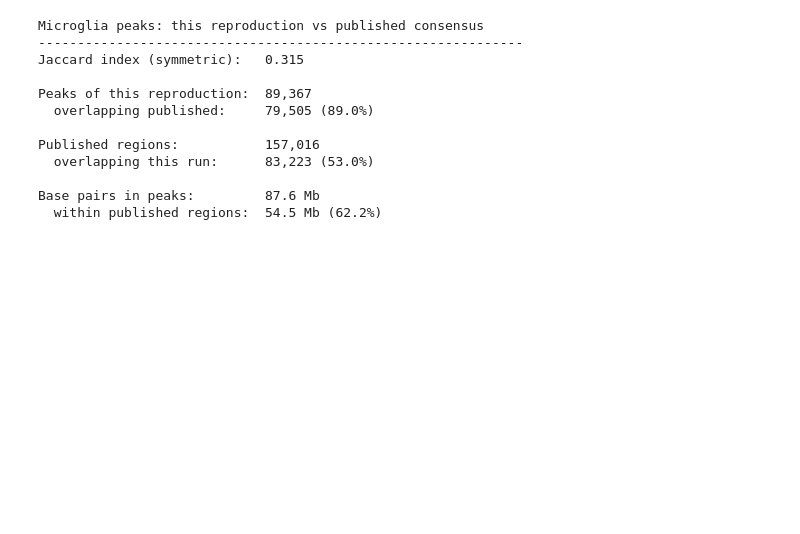
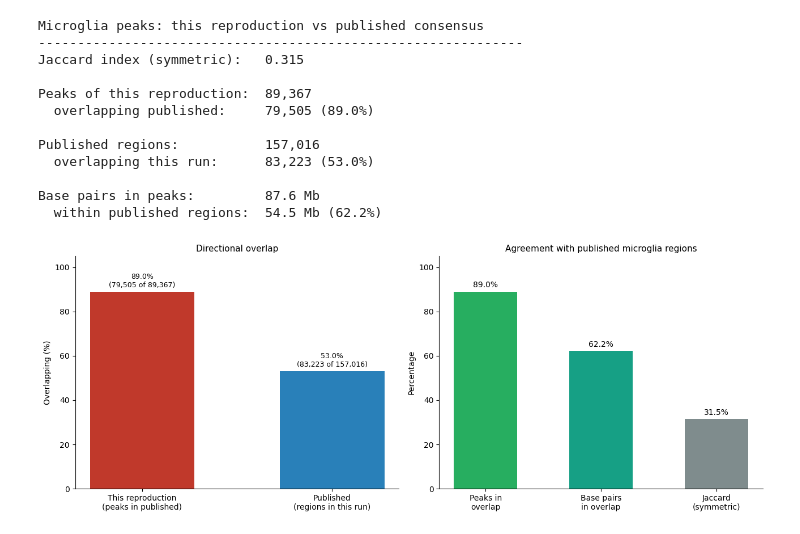
Before and after one commit to BioinformaticsgoldStandard/dickmanken-scatac-2026-repro, a Jupyter notebook: notebooks/16_quantitative_validation.ipynb, the cells around one changed output. Saved outputs shown, nothing was run; the diff lists cells and outputs as text; code cells hidden in the pictures; blank space fills up the shorter version.

```diff
--- a/notebooks/16_quantitative_validation.ipynb
+++ b/notebooks/16_quantitative_validation.ipynb
@@ -342,3 +343,43 @@ Published regions:           157,016
 
 Base pairs in peaks:         87.6 Mb
   within published regions:  54.5 Mb (62.2%)
+# %%
+fig, (ax1, ax2) = plt.subplots(1, 2, figsize=(13, 5))
+
+# Left: overlap in peak counts, both directions
+categories = ["This reproduction\n(peaks in published)", "Published\n(regions in this run)"]
+overlap_pct = [mine_in_theirs / n_mine * 100, theirs_in_mine / n_theirs * 100]
+totals = [n_mine, n_theirs]
+
+bars = ax1.bar(categories, overlap_pct, color=["#c0392b", "#2980b9"], width=0.55)
+for bar, pct, total in zip(bars, overlap_pct, totals):
+    ax1.text(
+        bar.get_x() + bar.get_width() / 2, pct + 2,
+        f"{pct:.1f}%\n({int(total * pct / 100):,} of {total:,})",
+        ha="center", fontsize=9,
+    )
+ax1.set_ylim(0, 105)
+ax1.set_ylabel("Overlapping (%)")
+ax1.set_title("Directional overlap", fontsize=11)
+ax1.spines[["top", "right"]].set_visible(False)
+
+# Right: the three metrics side by side
+metrics = ["Peaks in\noverlap", "Base pairs\nin overlap", "Jaccard\n(symmetric)"]
+values = [
+    mine_in_theirs / n_mine * 100,
+    bp_overlap / bp_mine * 100,
+    float(jaccard_stats["jaccard"]) * 100,
+]
+bars = ax2.bar(metrics, values, color=["#27ae60", "#16a085", "#7f8c8d"], width=0.55)
+for bar, val in zip(bars, values):
+    ax2.text(bar.get_x() + bar.get_width() / 2, val + 2, f"{val:.1f}%", ha="center", fontsize=10)
+ax2.set_ylim(0, 105)
+ax2.set_ylabel("Percentage")
+ax2.set_title("Agreement with published microglia regions", fontsize=11)
+ax2.spines[["top", "right"]].set_visible(False)
+
+plt.tight_layout()
+plt.savefig(os.path.join(FIGURES, "jaccard_microglia.png"), dpi=150, bbox_inches="tight")
+plt.show()
+# %% [output]
+[figure, added]
```
Also changed, not shown: parts of 3 cells of this notebook.
